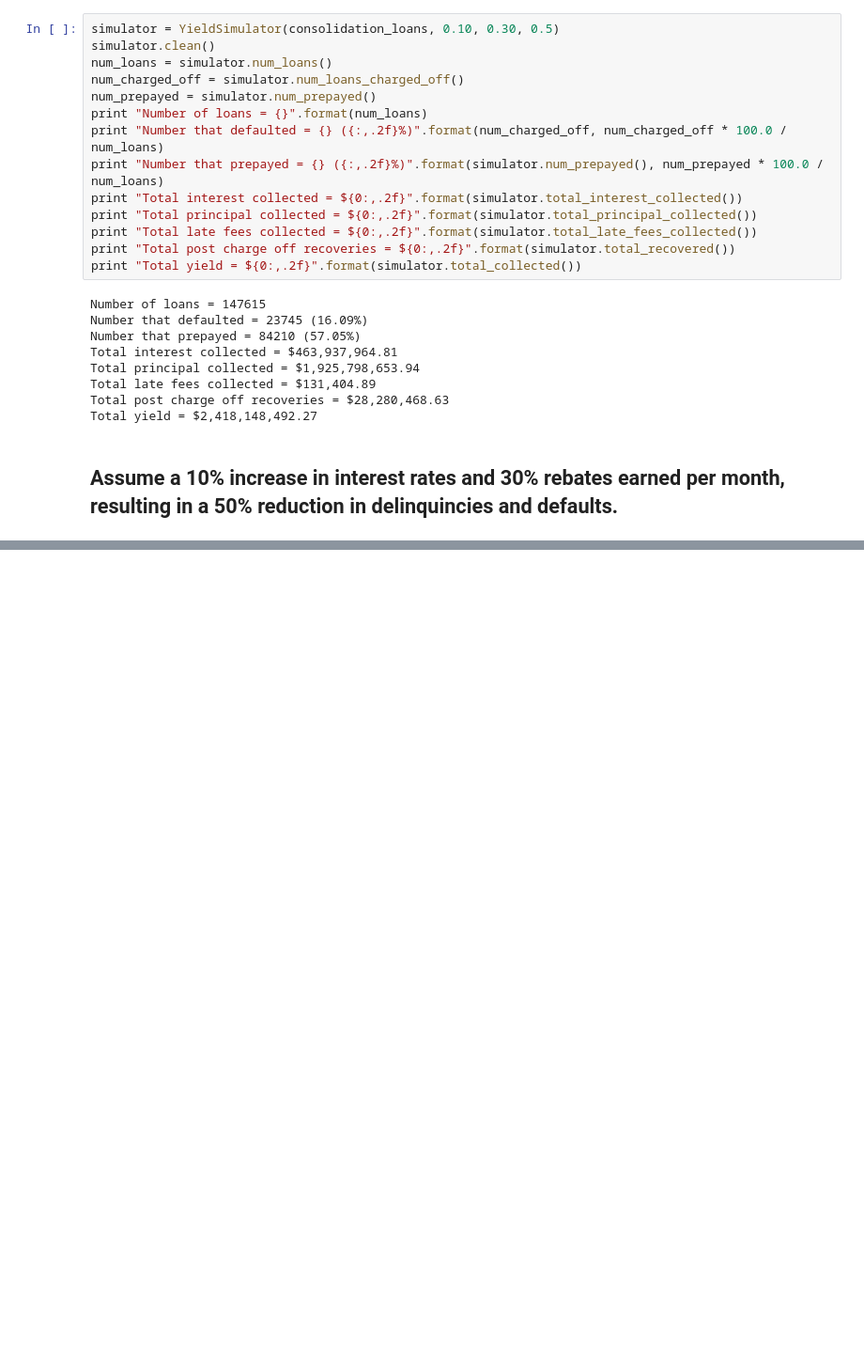
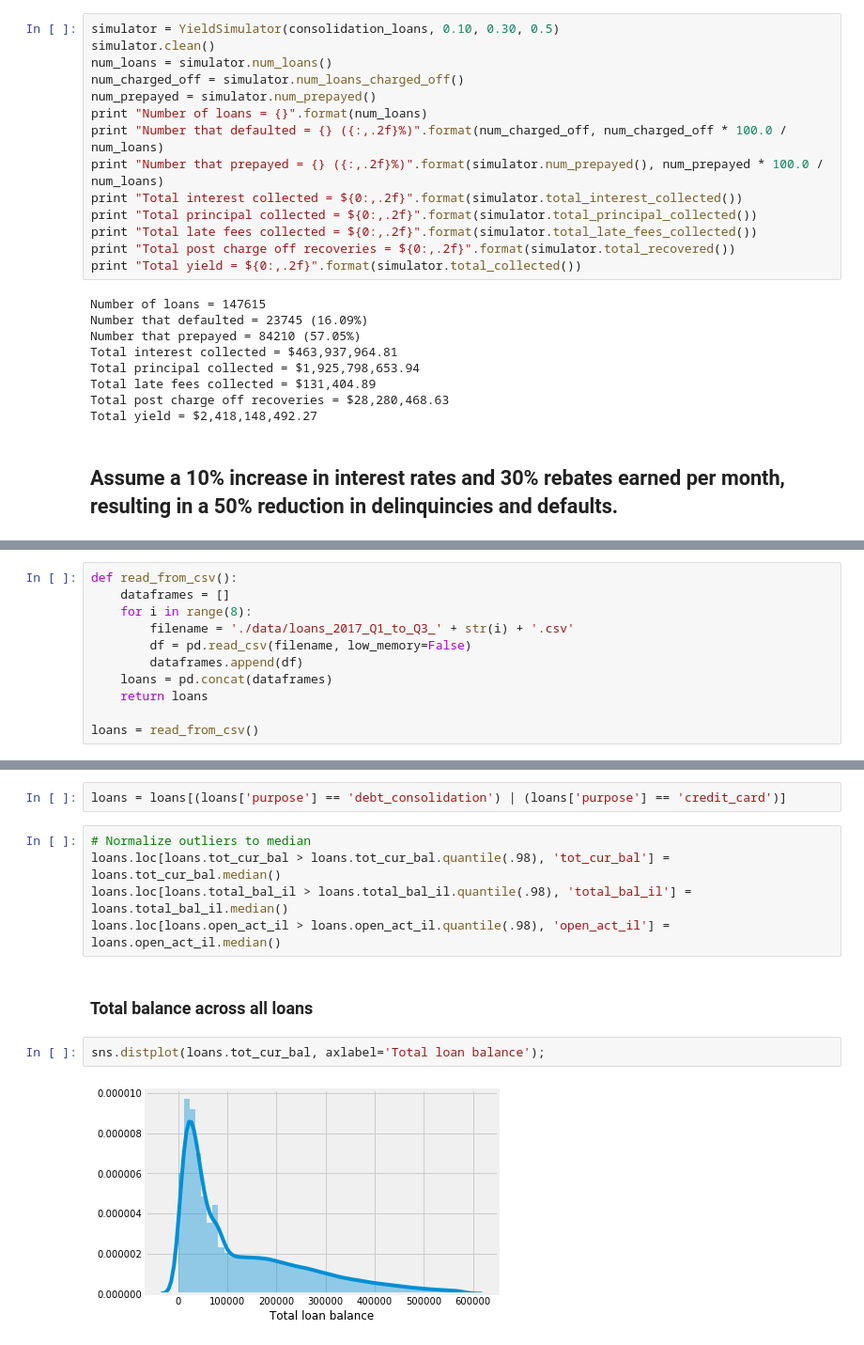
Before and after one commit to anishb/debt_management_analysis, a Jupyter notebook: Gamified Debt Consolidation.ipynb, the cells around one changed output, grey strips where cells are left out. Shown at 94% size. Drawn from its saved outputs; the diff is of its cells as text; blank space fills up the shorter version.

Commit message:
Other debt analysis

```diff
--- a/Gamified Debt Consolidation.ipynb
+++ b/Gamified Debt Consolidation.ipynb
@@ -505,0 +510,11 @@ Total yield = $2,514,444,258.11
+# %%
+def read_from_csv():
+    dataframes = []
+    for i in range(8):
+        filename = './data/loans_2017_Q1_to_Q3_' + str(i) + '.csv'
+        df = pd.read_csv(filename, low_memory=False)
+        dataframes.append(df)
+    loans = pd.concat(dataframes)
+    return loans
+
+loans = read_from_csv()
@@ -505,0 +538,13 @@ Total yield = $2,514,444,258.11
+# %%
+loans = loans[(loans['purpose'] == 'debt_consolidation') | (loans['purpose'] == 'credit_card')]
+# %%
+# Normalize outliers to median
+loans.loc[loans.tot_cur_bal > loans.tot_cur_bal.quantile(.98), 'tot_cur_bal'] = loans.tot_cur_bal.median()
+loans.loc[loans.total_bal_il > loans.total_bal_il.quantile(.98), 'total_bal_il'] = loans.total_bal_il.median()
+loans.loc[loans.open_act_il > loans.open_act_il.quantile(.98), 'open_act_il'] = loans.open_act_il.median()
+# %% [markdown]
+### Total balance across all loans
+# %%
+sns.distplot(loans.tot_cur_bal, axlabel='Total loan balance');
+# %% [output]
+[figure, added]
```
Also changed, not shown: parts of 8 cells of this notebook.
